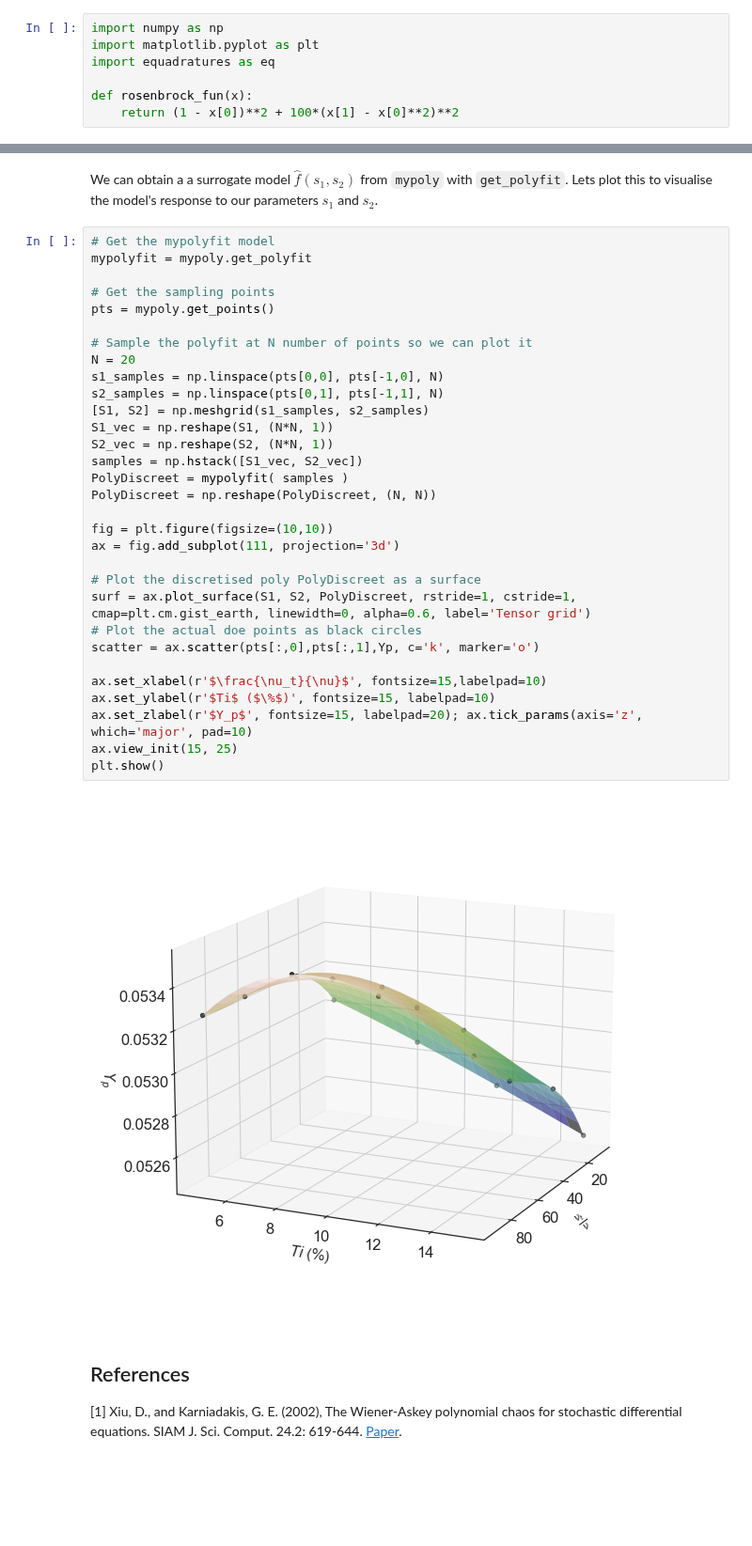
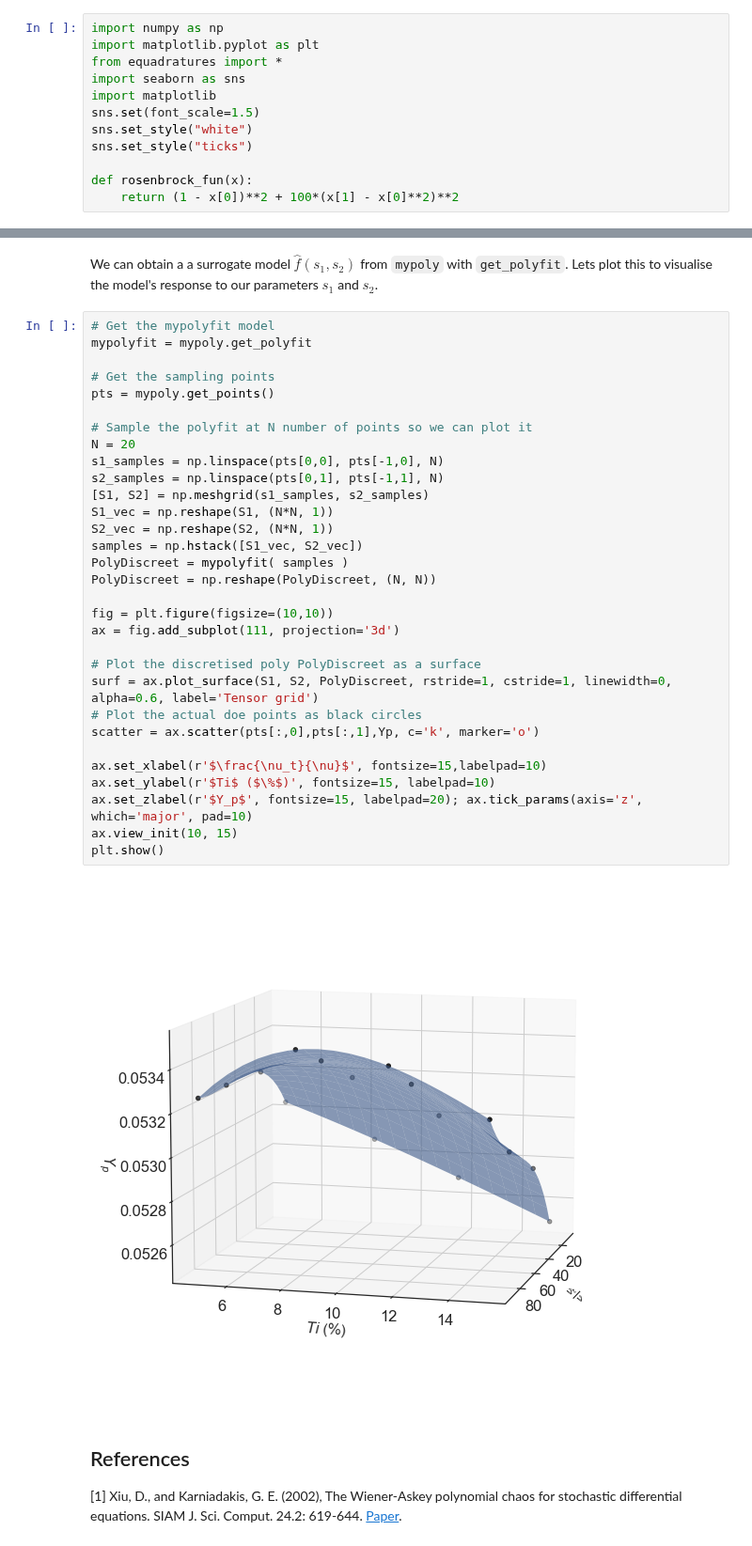
Before and after one commit to equadratures/equadratures.github.io, a Jupyter notebook: source-docs/tutorials/tutorials/Computing_Moments_for_CFD.ipynb, the cells around one changed output, grey strips where cells are left out. Shown at 94% size. Cells and saved outputs as stored; diff of their text form; blank space fills up the shorter version.

```diff
--- a/source-docs/tutorials/tutorials/Computing_Moments_for_CFD.ipynb
+++ b/source-docs/tutorials/tutorials/Computing_Moments_for_CFD.ipynb
@@ -28,7 +28,12 @@ where we will assume that $x_1$ and $x_2$ are two uncertainties. We will assume
 # %%
 import numpy as np
 import matplotlib.pyplot as plt
-import equadratures as eq
+from equadratures import *
+import seaborn as sns
+import matplotlib
+sns.set(font_scale=1.5)
+sns.set_style("white")
+sns.set_style("ticks")
 
 def rosenbrock_fun(x):
     return (1 - x[0])**2 + 100*(x[1] - x[0]**2)**2
@@ -309,36 +323,36 @@ We can obtain a a surrogate model $\hat{f}(s_1,s_2)$ from ``mypoly`` with ``get_
 # %%
 # Get the mypolyfit model
 mypolyfit = mypoly.get_polyfit
 
 # Get the sampling points
 pts = mypoly.get_points()
 
 # Sample the polyfit at N number of points so we can plot it
 N = 20
 s1_samples = np.linspace(pts[0,0], pts[-1,0], N)
 s2_samples = np.linspace(pts[0,1], pts[-1,1], N)
 [S1, S2] = np.meshgrid(s1_samples, s2_samples)
 S1_vec = np.reshape(S1, (N*N, 1))
 S2_vec = np.reshape(S2, (N*N, 1))
 samples = np.hstack([S1_vec, S2_vec])
 PolyDiscreet = mypolyfit( samples )
 PolyDiscreet = np.reshape(PolyDiscreet, (N, N))
 
 fig = plt.figure(figsize=(10,10))
 ax = fig.add_subplot(111, projection='3d')
 
 # Plot the discretised poly PolyDiscreet as a surface
-surf = ax.plot_surface(S1, S2, PolyDiscreet, rstride=1, cstride=1, cmap=plt.cm.gist_earth, linewidth=0, alpha=0.6, label='Tensor grid')
+surf = ax.plot_surface(S1, S2, PolyDiscreet, rstride=1, cstride=1, linewidth=0, alpha=0.6, label='Tensor grid')
 # Plot the actual doe points as black circles
 scatter = ax.scatter(pts[:,0],pts[:,1],Yp, c='k', marker='o')
 
 ax.set_xlabel(r'$\frac{\nu_t}{\nu}$', fontsize=15,labelpad=10)
 ax.set_ylabel(r'$Ti$ ($\%$)', fontsize=15, labelpad=10)
 ax.set_zlabel(r'$Y_p$', fontsize=15, labelpad=20); ax.tick_params(axis='z', which='major', pad=10)
-ax.view_init(15, 25)
+ax.view_init(10, 15)
 plt.show()
 # %% [output]
-[figure, old version]
+[figure, new version]
 # %% [markdown]
 ## References
 [1] Xiu, D., and Karniadakis, G. E. (2002), The Wiener-Askey polynomial chaos for stochastic differential equations. SIAM J. Sci. Comput. 24.2: 619-644. [Paper](https://doi.org/10.1137/S1064827501387826).
```
Also changed, not shown: parts of 5 cells of this notebook, 35 other files.
